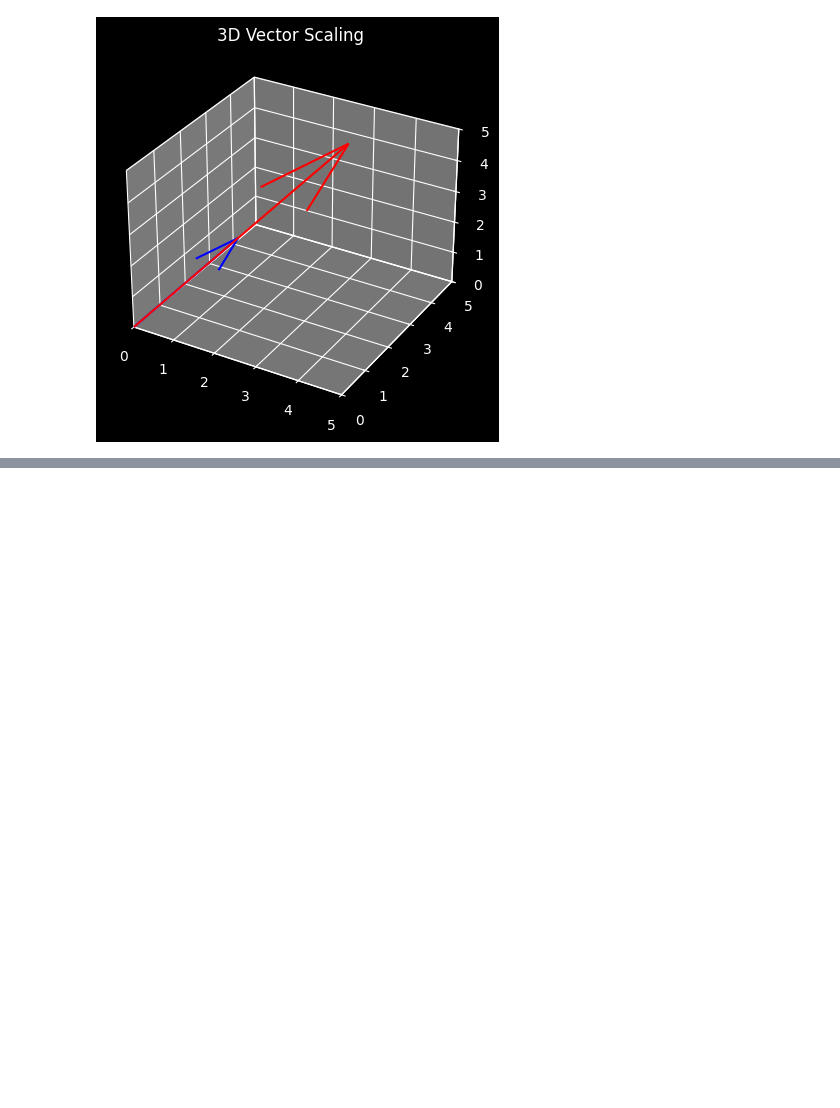
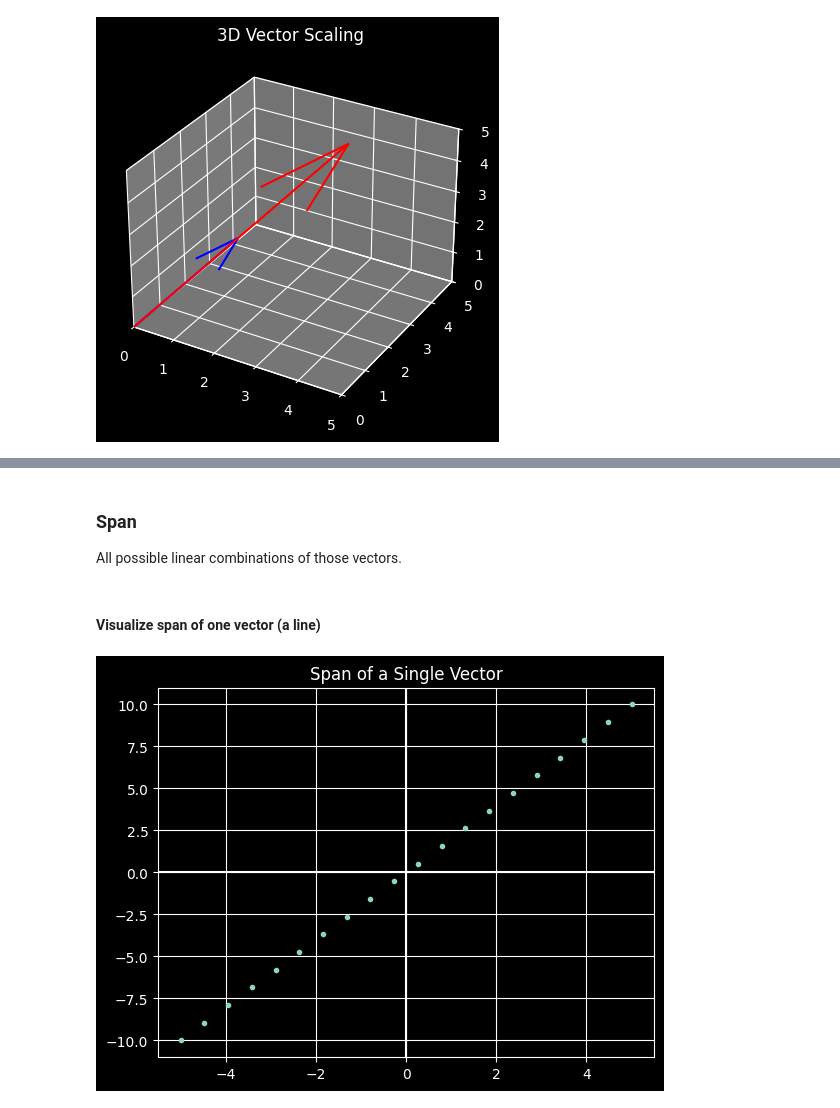
Before and after one commit to safinmahesania/AI-Journey, a Jupyter notebook: 02 Linear Algebra for Machine Learning/linear_algebra.ipynb, the cells around one changed output, grey strips where cells are left out. Drawn from its saved outputs; the diff is of its cells as text; code cells hidden in the pictures; blank space fills up the shorter version.

```diff
--- a/02 Linear Algebra for Machine Learning/linear_algebra.ipynb
+++ b/02 Linear Algebra for Machine Learning/linear_algebra.ipynb
@@ -138,0 +170,19 @@ plt.show()
+# %% [markdown]
+### Span
+All possible linear combinations of those vectors.
+# %% [markdown]
+#### Visualize span of one vector (a line)
+# %%
+v = np.array([1, 2])
+
+scalars = np.linspace(-5, 5, 20)
+points = np.array([s * v for s in scalars])
+
+plt.plot(points[:, 0], points[:, 1], '.')
+plt.axhline(0)
+plt.axvline(0)
+plt.grid()
+plt.title("Span of a Single Vector")
+plt.show()
+# %% [output]
+[figure, added]
```
Also changed, not shown: parts of 16 cells of this notebook.
